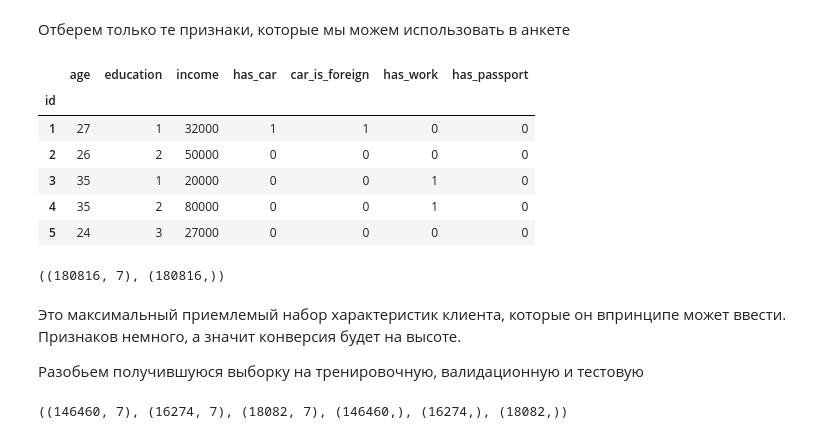
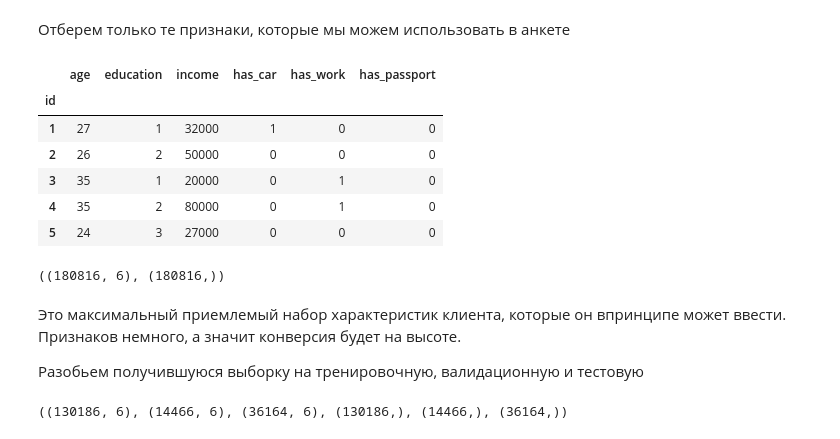
Before and after one commit to mikeasta/Credit-Scoring-Service, a Jupyter notebook: notebooks/train_models_version_2.ipynb, the cells around one changed output. Drawn from its saved outputs; the diff is of its cells as text; code cells hidden in the pictures.

```diff
--- a/notebooks/train_models_version_2.ipynb
+++ b/notebooks/train_models_version_2.ipynb
@@ -43,9 +42,14 @@ train_data.head()
 | 3 | 35 | 1 | 20000 | 0 | 0 | 1 | 0 | -1.732810 | ... |
 | 4 | 35 | 2 | 80000 | 0 | 0 | 1 | 0 | -2.552133 | ... |
 | 5 | 24 | 3 | 27000 | 0 | 0 | 0 | 0 | -1.914581 | ... |
+# %%
+def split_data(data) -> Tuple[pd.DataFrame]:
+    features = data.drop(["default"], axis=1)
+    targets = data["default"]
+
+    return (features, targets)
 # %%
-train_features = train_data.drop(["default"], axis=1)
-train_targets = train_data["default"]
+train_features, train_targets = split_data(train_data)
 # %% [markdown]
 ## 3. Обучение модели для новых клиентов
 Информации о новых клиентов нет в базе данных. Если у нас не будет доступов к базам других банков (если новый клиент является клиентом хоть какого-то банка) мы сможем воспользоваться лишь его анкетными данными.
@@ -65,27 +69,27 @@ Index(['age', 'education', 'income', 'has_car', 'car_is_foreign', 'has_work',
 # %%
 train_features_model_1 = train_features[[
     'age',
     'education',
     'income',
     'has_car',
-    'car_is_foreign',
+    #'car_is_foreign',
     'has_work',
     'has_passport'
 ]]
 
 train_features_model_1.head()
 # %% [output]
-|  | age | education | income | has_car | car_is_foreign | has_work | has_passport |
-| id |  |  |  |  |  |  |  |
-| 1 | 27 | 1 | 32000 | 1 | 1 | 0 | 0 |
-| 2 | 26 | 2 | 50000 | 0 | 0 | 0 | 0 |
-| 3 | 35 | 1 | 20000 | 0 | 0 | 1 | 0 |
-| 4 | 35 | 2 | 80000 | 0 | 0 | 1 | 0 |
-| 5 | 24 | 3 | 27000 | 0 | 0 | 0 | 0 |
+|  | age | education | income | has_car | has_work | has_passport |
+| id |  |  |  |  |  |  |
+| 1 | 27 | 1 | 32000 | 1 | 0 | 0 |
+| 2 | 26 | 2 | 50000 | 0 | 0 | 0 |
+| 3 | 35 | 1 | 20000 | 0 | 1 | 0 |
+| 4 | 35 | 2 | 80000 | 0 | 1 | 0 |
+| 5 | 24 | 3 | 27000 | 0 | 0 | 0 |
 # %%
 train_features_model_1.shape, train_targets.shape
 # %% [output]
-((180816, 7), (180816,))
+((180816, 6), (180816,))
 # %% [markdown]
 Это максимальный приемлемый набор характеристик клиента, которые он впринципе может ввести. Признаков немного, а значит конверсия будет на высоте.
 
@@ -93,7 +97,7 @@ train_features_model_1.shape, train_targets.shape
 # %%
 from sklearn.model_selection import train_test_split
 
-TEST_SPLIT=.1
+TEST_SPLIT=.2
 VALIDATION_SPLIT=.1
 
 X_train_validation, X_test, y_train_validation, y_test = train_test_split(
@@ -112,4 +116,4 @@ X_train, X_valid, y_train, y_valid = train_test_split(
 
 X_train.shape, X_valid.shape, X_test.shape, y_train.shape, y_valid.shape, y_test.shape,
 # %% [output]
-((146460, 7), (16274, 7), (18082, 7), (146460,), (16274,), (18082,))
+((130186, 6), (14466, 6), (36164, 6), (130186,), (14466,), (36164,))
```
Also changed, not shown: parts of 8 cells of this notebook, 2 other files.
